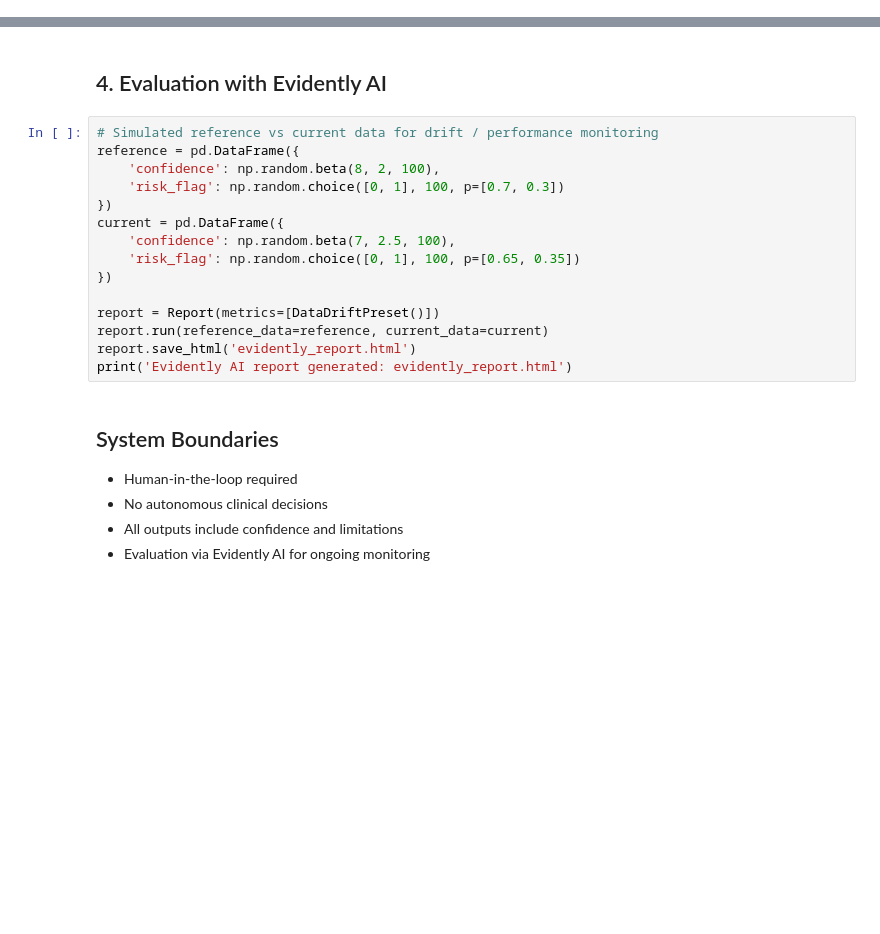
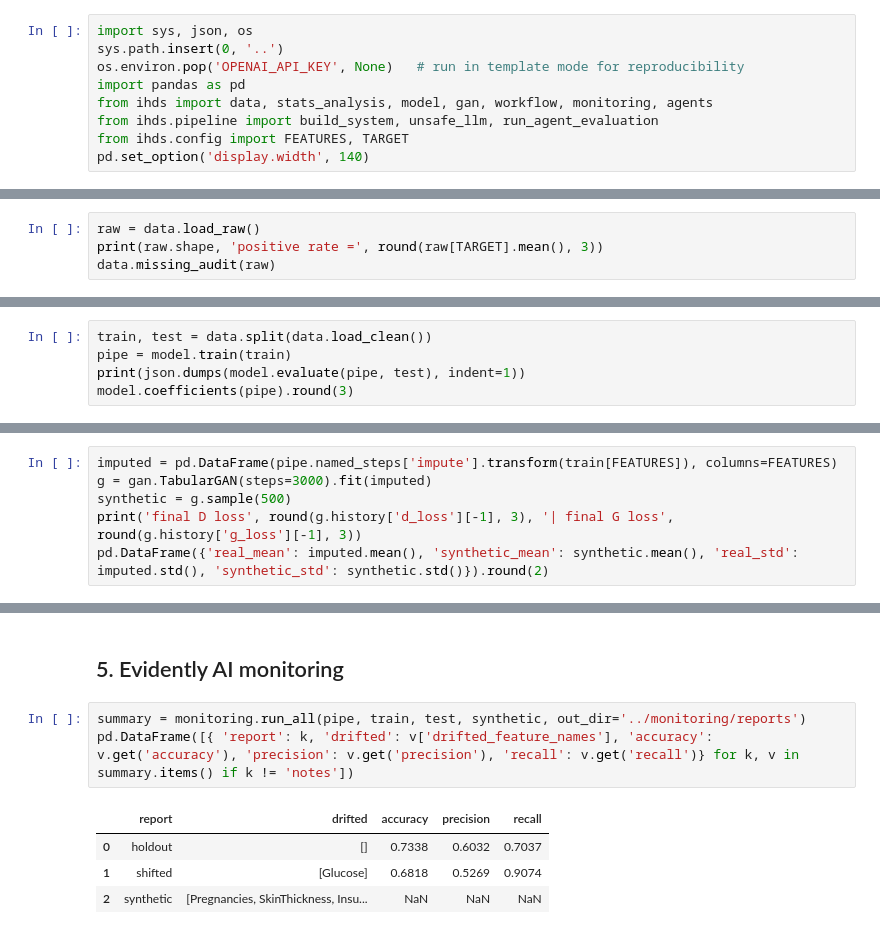
Before and after one commit to sandipdey2/integrative-healthcare-diagnostic-system, a Jupyter notebook: notebooks/integrated_diagnostic_system.ipynb, the cells around one changed output, grey strips where cells are left out. Cells and saved outputs as stored; diff of their text form; blank space fills up the shorter version.

```diff
--- a/notebooks/integrated_diagnostic_system.ipynb
+++ b/notebooks/integrated_diagnostic_system.ipynb
@@ -58,0 +16,9 @@ print(final)
+# %%
+import sys, json, os
+sys.path.insert(0, '..')
+os.environ.pop('OPENAI_API_KEY', None)   # run in template mode for reproducibility
+import pandas as pd
+from ihds import data, stats_analysis, model, gan, workflow, monitoring, agents
+from ihds.pipeline import build_system, unsafe_llm, run_agent_evaluation
+from ihds.config import FEATURES, TARGET
+pd.set_option('display.width', 140)
@@ -58,0 +27,4 @@ print(final)
+# %%
+raw = data.load_raw()
+print(raw.shape, 'positive rate =', round(raw[TARGET].mean(), 3))
+data.missing_audit(raw)
@@ -58,0 +56,5 @@ print(final)
+# %%
+train, test = data.split(data.load_clean())
+pipe = model.train(train)
+print(json.dumps(model.evaluate(pipe, test), indent=1))
+model.coefficients(pipe).round(3)
@@ -58,0 +88,6 @@ print(final)
+# %%
+imputed = pd.DataFrame(pipe.named_steps['impute'].transform(train[FEATURES]), columns=FEATURES)
+g = gan.TabularGAN(steps=3000).fit(imputed)
+synthetic = g.sample(500)
+print('final D loss', round(g.history['d_loss'][-1], 3), '| final G loss', round(g.history['g_loss'][-1], 3))
+pd.DataFrame({'real_mean': imputed.mean(), 'synthetic_mean': synthetic.mean(), 'real_std': imputed.std(), 'synthetic_std': synthetic.std()}).round(2)
@@ -59,23 +155,10 @@ print(final)
 # %% [markdown]
-## 4. Evaluation with Evidently AI
+## 5. Evidently AI monitoring
-# %%
-# Simulated reference vs current data for drift / performance monitoring
-reference = pd.DataFrame({
-    'confidence': np.random.beta(8, 2, 100),
-    'risk_flag': np.random.choice([0, 1], 100, p=[0.7, 0.3])
-})
-current = pd.DataFrame({
-    'confidence': np.random.beta(7, 2.5, 100),
-    'risk_flag': np.random.choice([0, 1], 100, p=[0.65, 0.35])
-})
-
-report = Report(metrics=[DataDriftPreset()])
-report.run(reference_data=reference, current_data=current)
-report.save_html('evidently_report.html')
-print('Evidently AI report generated: evidently_report.html')
-# %% [markdown]
-## System Boundaries
-- Human-in-the-loop required
-- No autonomous clinical decisions
-- All outputs include confidence and limitations
-- Evaluation via Evidently AI for ongoing monitoring
+# %%
+summary = monitoring.run_all(pipe, train, test, synthetic, out_dir='../monitoring/reports')
+pd.DataFrame([{ 'report': k, 'drifted': v['drifted_feature_names'], 'accuracy': v.get('accuracy'), 'precision': v.get('precision'), 'recall': v.get('recall')} for k, v in summary.items() if k != 'notes'])
+# %% [output]
+|  | report | drifted | accuracy | precision | recall |
+| 0 | holdout | [] | 0.7338 | 0.6032 | 0.7037 |
+| 1 | shifted | [Glucose] | 0.6818 | 0.5269 | 0.9074 |
+| 2 | synthetic | [Pregnancies, SkinThickness, Insu... | NaN | NaN | NaN |
```
Also changed, not shown: parts of 21 cells of this notebook, 9 other files.
